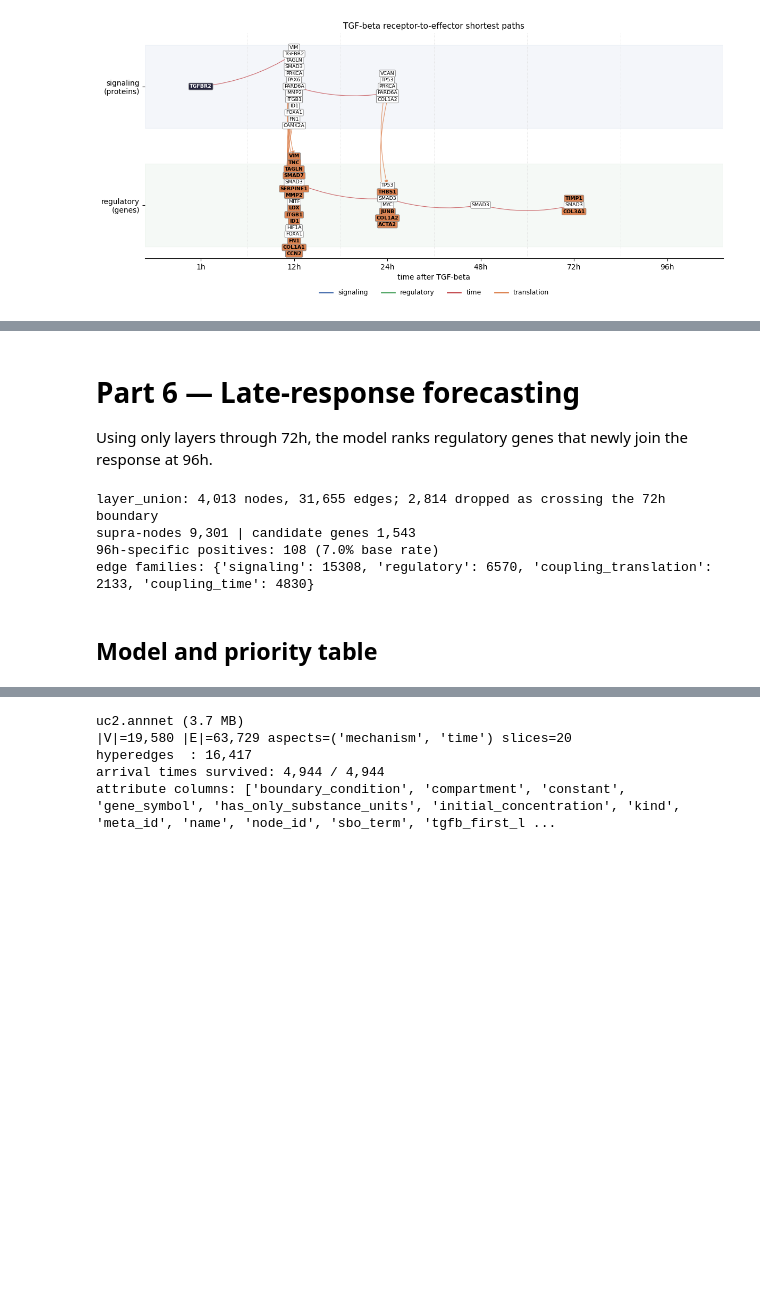
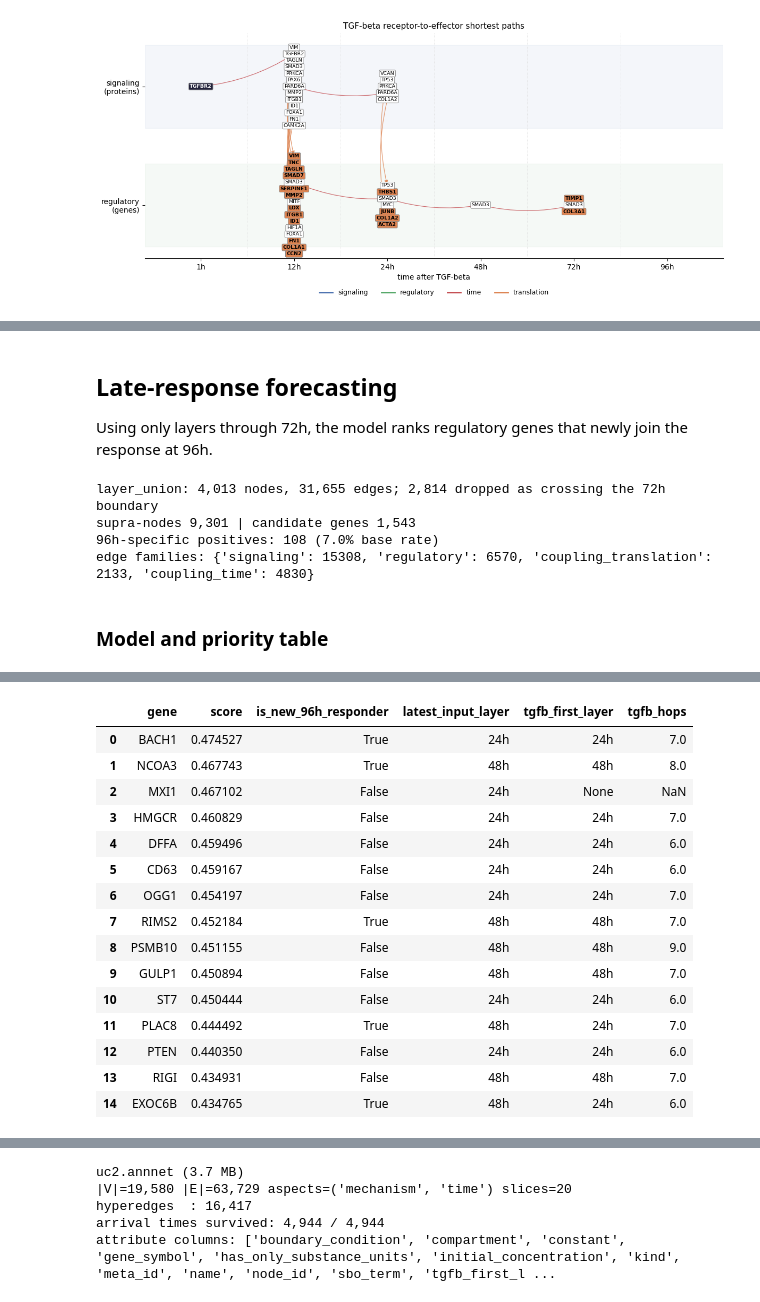
Before and after one commit to saezlab/annnet, a Jupyter notebook: notebooks/use_cases/UC2.ipynb, the cells around one changed output, grey strips where cells are left out. Drawn from its saved outputs; the diff is of its cells as text; code cells hidden in the pictures; blank space fills up the shorter version.

```diff
--- a/notebooks/use_cases/UC2.ipynb
+++ b/notebooks/use_cases/UC2.ipynb
@@ -396,23 +419,23 @@ print(Counter(organelle.values()).most_common())
 The first readouts look for structure around the fibrotic program before any
 shortest-path or learning model is used.
 # %%
-edge_kind = dict(zip(G.E.ids, G.E.column("edge_kind")))
+edge_kind = dict(zip(anet.E.ids, anet.E.column('edge_kind'), strict=False))
 E = pd.DataFrame(
-    [(e, s[0], *s[1], t[0], *t[1], edge_kind[e]) for e, (s, t, _) in G.edge_definitions.items()],
-    columns=["edge_id", "src", "src_mech", "src_time", "tgt", "tgt_mech", "tgt_time", "edge_kind"],
+    [(e, s[0], *s[1], t[0], *t[1], edge_kind[e]) for e, (s, t, _) in anet.edge_definitions.items()],
+    columns=['edge_id', 'src', 'src_mech', 'src_time', 'tgt', 'tgt_mech', 'tgt_time', 'edge_kind'],
 )
 intra = E[(E.src_mech == E.tgt_mech) & (E.src_time == E.tgt_time)]
 
 subunits = {
-    e: {m[0].removeprefix("prot:") for m in spec["members"]}
-    for e, spec in G.hyperedge_definitions.items()
-    if str(e).startswith("cpx:")
+    e: {m[0].removeprefix('prot:') for m in spec['members']}
+    for e, spec in anet.hyperedge_definitions.items()
+    if str(e).startswith('cpx:')
 }
 
 print(E.edge_kind.value_counts().to_string())
-print(f"\nintra-layer {len(intra):,} (both endpoints in one (mechanism, time) layer)")
-print(f"interlayer  {len(E) - len(intra):,} (the two coupling families)")
-print(f"complexes   {len(subunits):,} hyperedges")
+print(f'\nintra-layer {len(intra):,} (both endpoints in one (mechanism, time) layer)')
+print(f'interlayer  {len(E) - len(intra):,} (the two coupling families)')
+print(f'complexes   {len(subunits):,} hyperedges')
 # %% [output]
 edge_kind
 signaling               26192
@@ -817,7 +895,7 @@ whole graph CX2 : 19,580 nodes
 path subnetwork : 46 nodes, 45 edges
 [interactive output not drawn]
 # %% [markdown]
-# Part 6 — Late-response forecasting
+## Late-response forecasting
 
 Using only layers through 72h, the model ranks regulatory genes that newly join
 the response at 96h.
@@ -888,9 +968,9 @@ supra-nodes 9,301 | candidate genes 1,543
 96h-specific positives: 108 (7.0% base rate)
 edge families: {'signaling': 15308, 'regulatory': 6570, 'coupling_translation': 2133, 'coupling_time': 4830}
 # %% [markdown]
-## Model and priority table
+### Model and priority table
 # %%
-UNDIRECTED = {"signaling", "regulatory", "coupling_translation"}
+UNDIRECTED = {'signaling', 'regulatory', 'coupling_translation'}
 
 
 def edge_index(families):
@@ -911,6 +991,7 @@ class Forecaster(torch.nn.Module):
         x = self.conv1(x, index).relu()
         return self.head(self.conv2(x, index).relu()).squeeze(-1)
 
+
 rng = np.random.default_rng(SEED)
 test_idx = rng.choice(len(candidates), int(TEST_FRAC * len(candidates)), replace=False)
 train_idx = np.setdiff1d(np.arange(len(candidates)), test_idx)
@@ -921,24 +1002,37 @@ model = Forecaster(features.size(1), HIDDEN)
 optimizer = torch.optim.Adam(model.parameters(), lr=LR)
 for _ in range(EPOCHS):
     optimizer.zero_grad()
-    loss = torch.nn.functional.binary_cross_entropy_with_logits(model(features, index)[readout[train_idx]], target[train_idx])
+    loss = torch.nn.functional.binary_cross_entropy_with_logits(
+        model(features, index)[readout[train_idx]], target[train_idx]
+    )
     loss.backward()
     optimizer.step()
 
 with torch.no_grad():
     scores = torch.sigmoid(model(features, index)[readout]).numpy()
-print(f"AUROC={roc_auc_score(y[test_idx], scores[test_idx]):.3f}  "
-      f"AP={average_precision_score(y[test_idx], scores[test_idx]):.3f}")
+print(
+    f'AUROC={roc_auc_score(y[test_idx], scores[test_idx]):.3f}  '
+    f'AP={average_precision_score(y[test_idx], scores[test_idx]):.3f}'
+)
 
 priority_rows = []
-for gene, score, label in zip(candidates, scores, y.astype(bool)):
-    hit = flow_attrs.get(f"gene:{gene}", {})
-    priority_rows.append({"gene": gene, "score": score, "is_new_96h_responder": label,
-                          "latest_input_layer": latest_node[gene][1],
-                          "tgfb_first_layer": hit.get("tgfb_first_layer"),
-                          "tgfb_hops": hit.get("tgfb_hops")})
-priority = pd.DataFrame(priority_rows).iloc[test_idx].sort_values("score", ascending=False)
-priority.to_csv(TABLES / "late_response_priorities.csv", index=False)
-print(priority.head(15).to_string(index=False))
+for gene, score, label in zip(candidates, scores, y.astype(bool), strict=False):
+    hit = flow_attrs.get(f'gene:{gene}', {})
+    priority_rows.append(
+        {
+            'gene': gene,
+            'score': score,
+            'is_new_96h_responder': label,
+            'latest_input_layer': latest_node[gene][1],
+            'tgfb_first_layer': hit.get('tgfb_first_layer'),
+            'tgfb_hops': hit.get('tgfb_hops'),
+        }
+    )
+priority = (
+    pd.DataFrame(priority_rows)
+    .iloc[test_idx]
+    .sort_values('score', ascending=False, ignore_index=True)
+)
+priority.head(15)
 # %% [output]
 AUROC=0.956  AP=0.475
@@ -961 +1039,17 @@ EXOC6B 0.434765                  True                48h              24h
+|  | gene | score | is_new_96h_responder | latest_input_layer | tgfb_first_layer | tgfb_hops |
+| 0 | BACH1 | 0.474527 | True | 24h | 24h | 7.0 |
+| 1 | NCOA3 | 0.467743 | True | 48h | 48h | 8.0 |
+| 2 | MXI1 | 0.467102 | False | 24h | None | NaN |
+| 3 | HMGCR | 0.460829 | False | 24h | 24h | 7.0 |
+| 4 | DFFA | 0.459496 | False | 24h | 24h | 6.0 |
+| 5 | CD63 | 0.459167 | False | 24h | 24h | 6.0 |
+| 6 | OGG1 | 0.454197 | False | 24h | 24h | 7.0 |
+| 7 | RIMS2 | 0.452184 | True | 48h | 48h | 7.0 |
+| 8 | PSMB10 | 0.451155 | False | 48h | 48h | 9.0 |
+| 9 | GULP1 | 0.450894 | False | 48h | 48h | 7.0 |
+| 10 | ST7 | 0.450444 | False | 24h | 24h | 6.0 |
+| 11 | PLAC8 | 0.444492 | True | 48h | 24h | 7.0 |
+| 12 | PTEN | 0.440350 | False | 24h | 24h | 6.0 |
+| 13 | RIGI | 0.434931 | False | 48h | 48h | 7.0 |
+| 14 | EXOC6B | 0.434765 | True | 48h | 24h | 6.0 |
 # %% [markdown]
```
Also changed, not shown: parts of 42 cells of this notebook, 5 other files.
